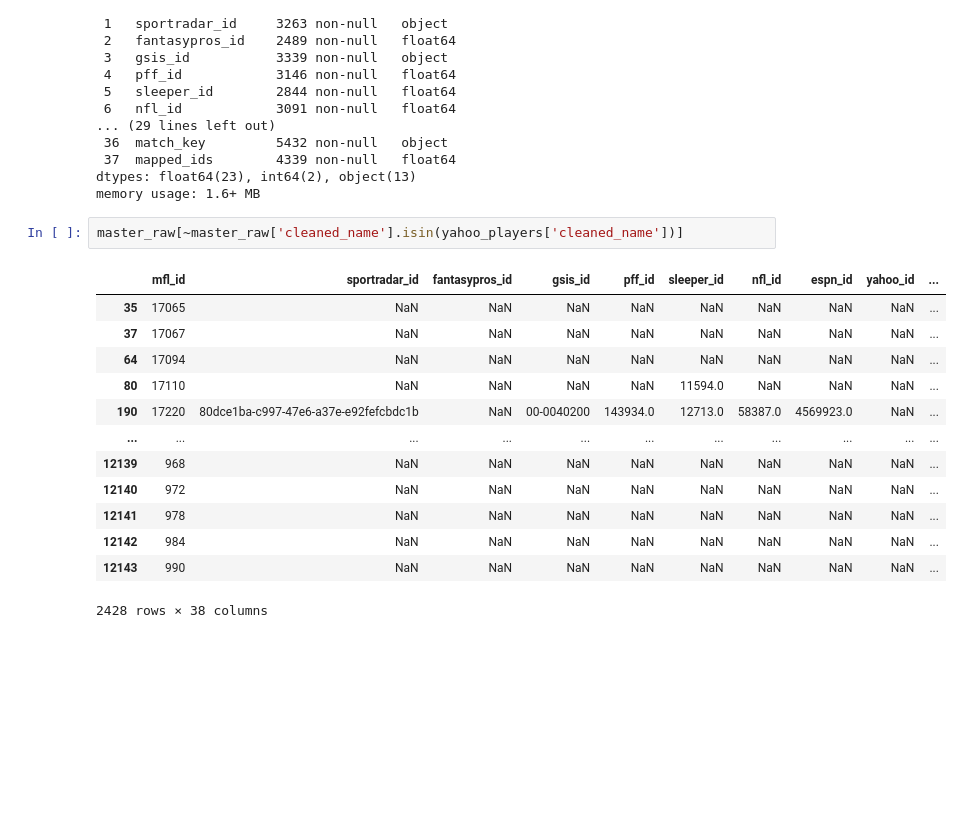
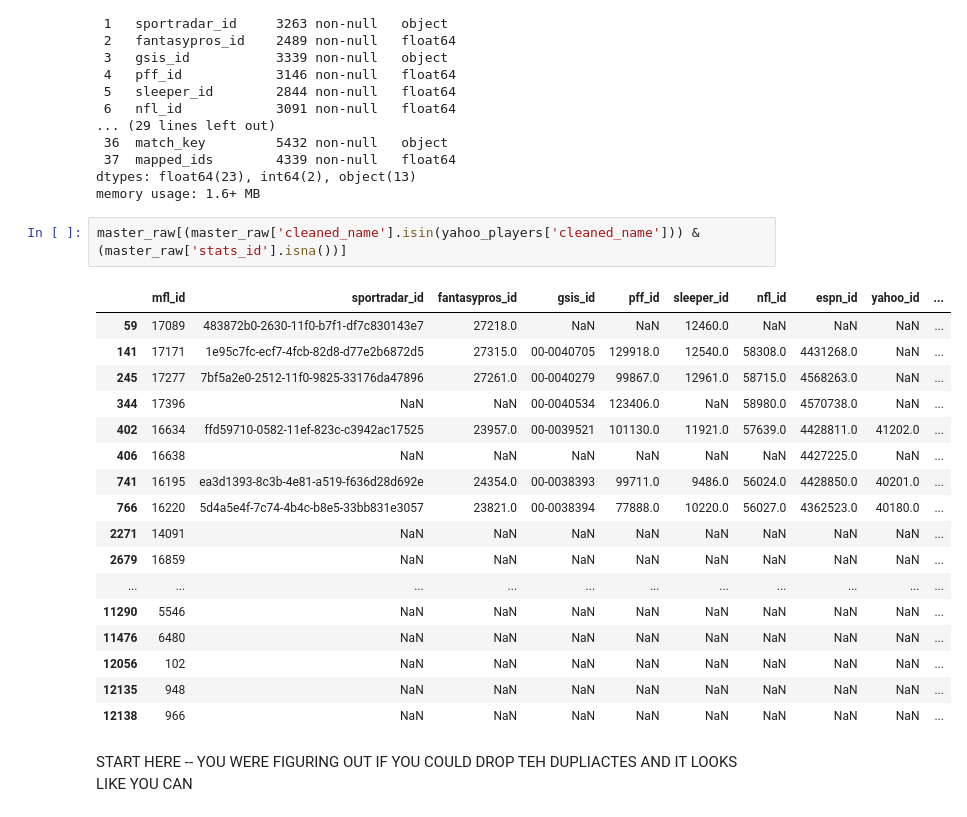
Before and after one commit to nicriv831/Fantasy-Football-Machine, a Jupyter notebook: data_cleaning2.ipynb, the cells around one changed output. Drawn from its saved outputs; the diff is of its cells as text; blank space fills up the shorter version.

Commit message:
Generated unique IDs and started merging

```diff
--- a/data_cleaning2.ipynb
+++ b/data_cleaning2.ipynb
@@ -329,19 +329,25 @@ Data columns (total 38 columns):
 dtypes: float64(23), int64(2), object(13)
 memory usage: 1.6+ MB
 # %%
-master_raw[~master_raw['cleaned_name'].isin(yahoo_players['cleaned_name'])]
+master_raw[(master_raw['cleaned_name'].isin(yahoo_players['cleaned_name'])) & (master_raw['stats_id'].isna())]
 # %% [output]
 |  | mfl_id | sportradar_id | fantasypros_id | gsis_id | pff_id | sleeper_id | nfl_id | espn_id | yahoo_id | ... |
-| 35 | 17065 | NaN | NaN | NaN | NaN | NaN | NaN | NaN | NaN | ... |
-| 37 | 17067 | NaN | NaN | NaN | NaN | NaN | NaN | NaN | NaN | ... |
-| 64 | 17094 | NaN | NaN | NaN | NaN | NaN | NaN | NaN | NaN | ... |
-| 80 | 17110 | NaN | NaN | NaN | NaN | 11594.0 | NaN | NaN | NaN | ... |
-| 190 | 17220 | 80dce1ba-c997-47e6-a37e-e92fefcbdc1b | NaN | 00-0040200 | 143934.0 | 12713.0 | 58387.0 | 4569923.0 | NaN | ... |
+| 59 | 17089 | 483872b0-2630-11f0-b7f1-df7c830143e7 | 27218.0 | NaN | NaN | 12460.0 | NaN | NaN | NaN | ... |
+| 141 | 17171 | 1e95c7fc-ecf7-4fcb-82d8-d77e2b6872d5 | 27315.0 | 00-0040705 | 129918.0 | 12540.0 | 58308.0 | 4431268.0 | NaN | ... |
+| 245 | 17277 | 7bf5a2e0-2512-11f0-9825-33176da47896 | 27261.0 | 00-0040279 | 99867.0 | 12961.0 | 58715.0 | 4568263.0 | NaN | ... |
+| 344 | 17396 | NaN | NaN | 00-0040534 | 123406.0 | NaN | 58980.0 | 4570738.0 | NaN | ... |
+| 402 | 16634 | ffd59710-0582-11ef-823c-c3942ac17525 | 23957.0 | 00-0039521 | 101130.0 | 11921.0 | 57639.0 | 4428811.0 | 41202.0 | ... |
+| 406 | 16638 | NaN | NaN | NaN | NaN | NaN | NaN | 4427225.0 | NaN | ... |
+| 741 | 16195 | ea3d1393-8c3b-4e81-a519-f636d28d692e | 24354.0 | 00-0038393 | 99711.0 | 9486.0 | 56024.0 | 4428850.0 | 40201.0 | ... |
+| 766 | 16220 | 5d4a5e4f-7c74-4b4c-b8e5-33bb831e3057 | 23821.0 | 00-0038394 | 77888.0 | 10220.0 | 56027.0 | 4362523.0 | 40180.0 | ... |
+| 2271 | 14091 | NaN | NaN | NaN | NaN | NaN | NaN | NaN | NaN | ... |
+| 2679 | 16859 | NaN | NaN | NaN | NaN | NaN | NaN | NaN | NaN | ... |
 | ... | ... | ... | ... | ... | ... | ... | ... | ... | ... | ... |
-| 12139 | 968 | NaN | NaN | NaN | NaN | NaN | NaN | NaN | NaN | ... |
-| 12140 | 972 | NaN | NaN | NaN | NaN | NaN | NaN | NaN | NaN | ... |
-| 12141 | 978 | NaN | NaN | NaN | NaN | NaN | NaN | NaN | NaN | ... |
-| 12142 | 984 | NaN | NaN | NaN | NaN | NaN | NaN | NaN | NaN | ... |
-| 12143 | 990 | NaN | NaN | NaN | NaN | NaN | NaN | NaN | NaN | ... |
+| 11290 | 5546 | NaN | NaN | NaN | NaN | NaN | NaN | NaN | NaN | ... |
+| 11476 | 6480 | NaN | NaN | NaN | NaN | NaN | NaN | NaN | NaN | ... |
+| 12056 | 102 | NaN | NaN | NaN | NaN | NaN | NaN | NaN | NaN | ... |
+| 12135 | 948 | NaN | NaN | NaN | NaN | NaN | NaN | NaN | NaN | ... |
+| 12138 | 966 | NaN | NaN | NaN | NaN | NaN | NaN | NaN | NaN | ... |
-2428 rows × 38 columns
+# %% [markdown]
+START HERE -- YOU WERE FIGURING OUT IF YOU COULD DROP TEH DUPLIACTES AND IT LOOKS LIKE YOU CAN
 # %%
```
Also changed, not shown: parts of 134 cells of this notebook, 7 other files.
